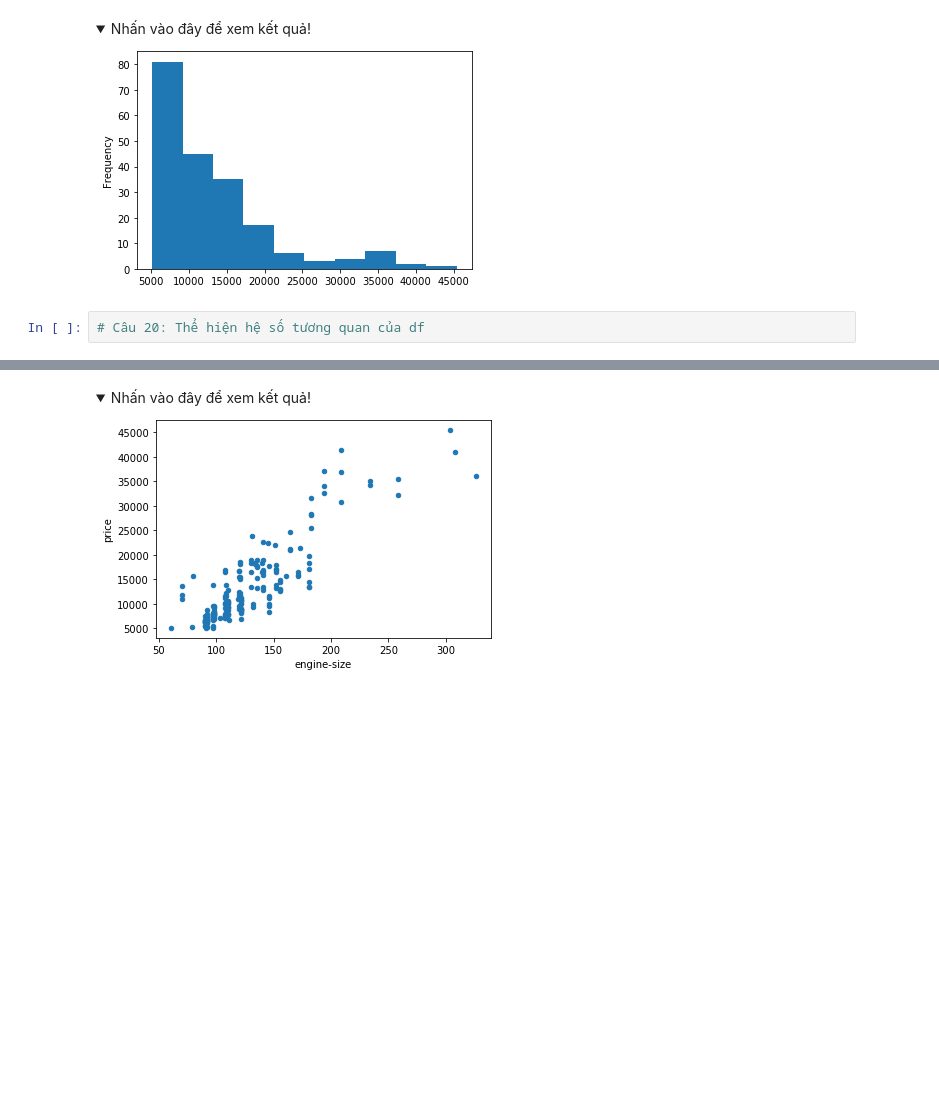
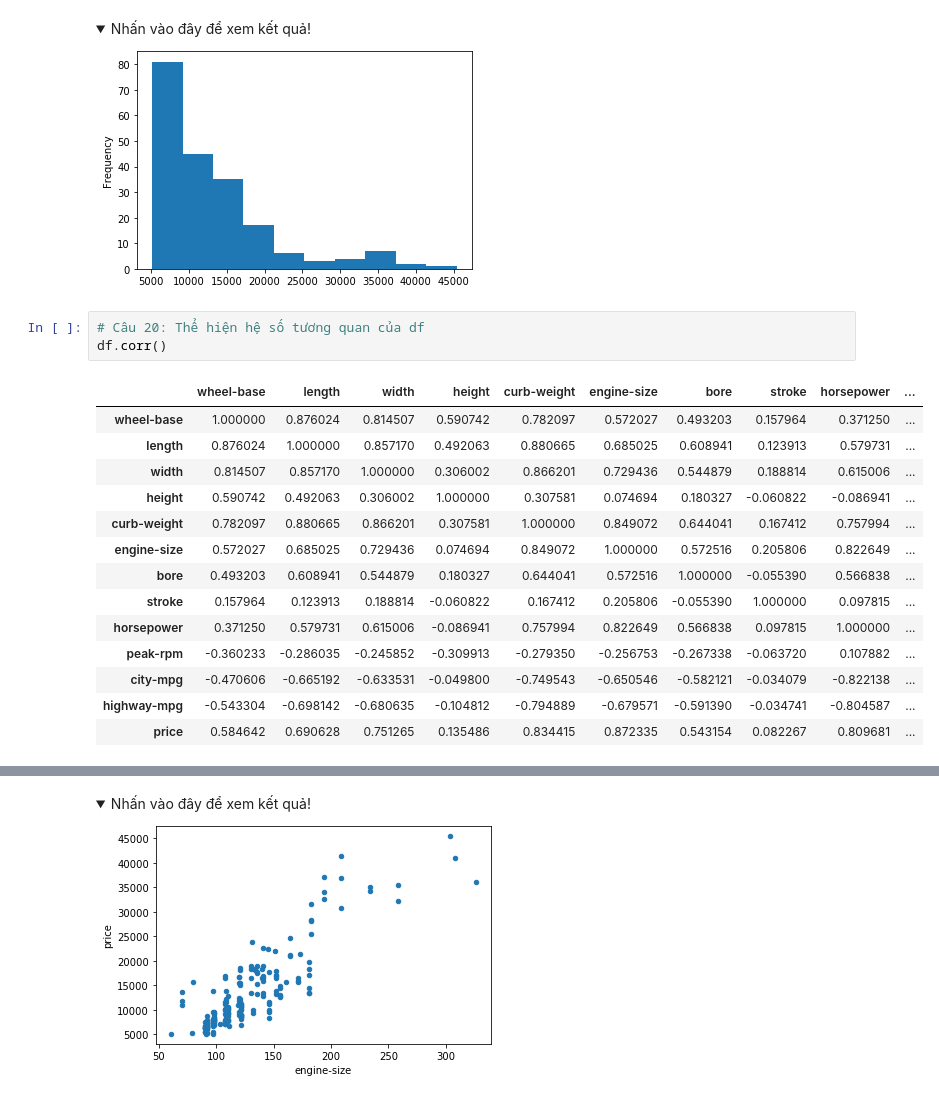
Before and after one commit to kienonline19/complete-python-course, a Jupyter notebook: problems/mr-dat-problems/Dataframe_Bai_lam_them_2 (Part 2).ipynb, the cells around one changed output, grey strips where cells are left out. Drawn from its saved outputs; the diff is of its cells as text; folded sections open; blank space fills up the shorter version.

```diff
--- a/problems/mr-dat-problems/Dataframe_Bai_lam_them_2 (Part 2).ipynb
+++ b/problems/mr-dat-problems/Dataframe_Bai_lam_them_2 (Part 2).ipynb
@@ -1855,6 +1916,22 @@ See the caveats in the documentation: https://pandas.pydata.org/pandas-docs/stab
 </details>
 # %%
 # Câu 20: Thể hiện hệ số tương quan của df
+df.corr()
+# %% [output]
+|  | wheel-base | length | width | height | curb-weight | engine-size | bore | stroke | horsepower | ... |
+| wheel-base | 1.000000 | 0.876024 | 0.814507 | 0.590742 | 0.782097 | 0.572027 | 0.493203 | 0.157964 | 0.371250 | ... |
+| length | 0.876024 | 1.000000 | 0.857170 | 0.492063 | 0.880665 | 0.685025 | 0.608941 | 0.123913 | 0.579731 | ... |
+| width | 0.814507 | 0.857170 | 1.000000 | 0.306002 | 0.866201 | 0.729436 | 0.544879 | 0.188814 | 0.615006 | ... |
+| height | 0.590742 | 0.492063 | 0.306002 | 1.000000 | 0.307581 | 0.074694 | 0.180327 | -0.060822 | -0.086941 | ... |
+| curb-weight | 0.782097 | 0.880665 | 0.866201 | 0.307581 | 1.000000 | 0.849072 | 0.644041 | 0.167412 | 0.757994 | ... |
+| engine-size | 0.572027 | 0.685025 | 0.729436 | 0.074694 | 0.849072 | 1.000000 | 0.572516 | 0.205806 | 0.822649 | ... |
+| bore | 0.493203 | 0.608941 | 0.544879 | 0.180327 | 0.644041 | 0.572516 | 1.000000 | -0.055390 | 0.566838 | ... |
+| stroke | 0.157964 | 0.123913 | 0.188814 | -0.060822 | 0.167412 | 0.205806 | -0.055390 | 1.000000 | 0.097815 | ... |
+| horsepower | 0.371250 | 0.579731 | 0.615006 | -0.086941 | 0.757994 | 0.822649 | 0.566838 | 0.097815 | 1.000000 | ... |
+| peak-rpm | -0.360233 | -0.286035 | -0.245852 | -0.309913 | -0.279350 | -0.256753 | -0.267338 | -0.063720 | 0.107882 | ... |
+| city-mpg | -0.470606 | -0.665192 | -0.633531 | -0.049800 | -0.749543 | -0.650546 | -0.582121 | -0.034079 | -0.822138 | ... |
+| highway-mpg | -0.543304 | -0.698142 | -0.680635 | -0.104812 | -0.794889 | -0.679571 | -0.591390 | -0.034741 | -0.804587 | ... |
+| price | 0.584642 | 0.690628 | 0.751265 | 0.135486 | 0.834415 | 0.872335 | 0.543154 | 0.082267 | 0.809681 | ... |
 # %% [markdown]
 <details>
   <summary>Nhấn vào đây để xem kết quả!</summary>
```
Also changed, not shown: parts of 12 cells of this notebook, 1 other file.
